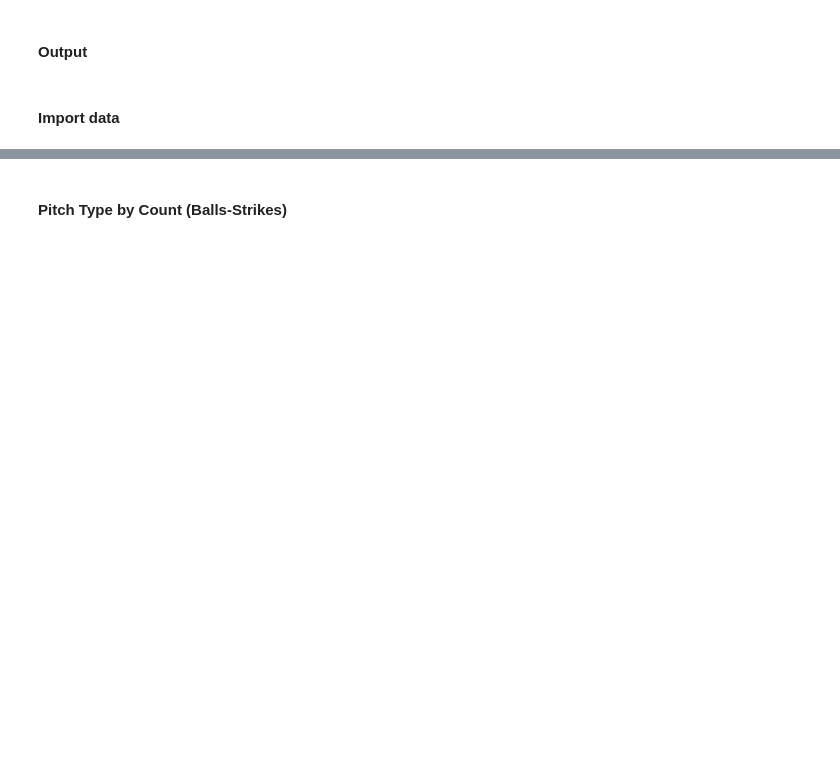
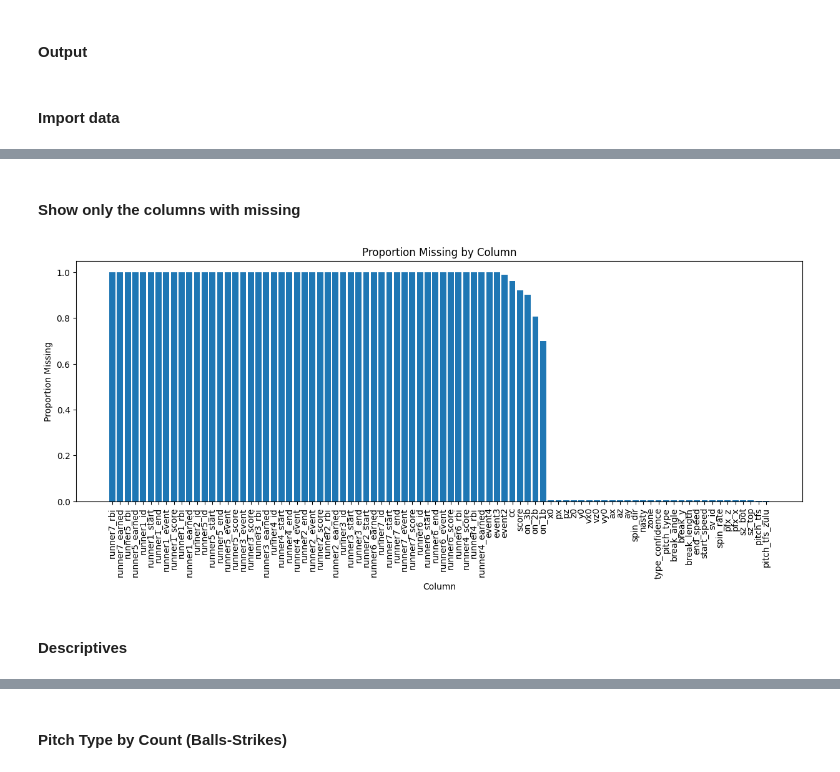
Before and after one commit to aaronengland/pitch_type_prediction_model, a Jupyter notebook: 01_eda/notebook.ipynb, the cells around one changed output, grey strips where cells are left out. Cells and saved outputs as stored; diff of their text form; code cells hidden in the pictures; blank space fills up the shorter version.

```diff
--- a/01_eda/notebook.ipynb
+++ b/01_eda/notebook.ipynb
@@ -48,0 +369,9 @@ df.describe()
+# %% [markdown]
+#### Show only the columns with missing
+# %%
+df_tmp = df_tmp[df_tmp['propna'] > 0].copy()
+plot_propna(df_tmp=df_tmp)
+# %% [output]
+[figure, added]
+# %% [markdown]
+#### Descriptives
```
Also changed, not shown: parts of 67 cells of this notebook.
